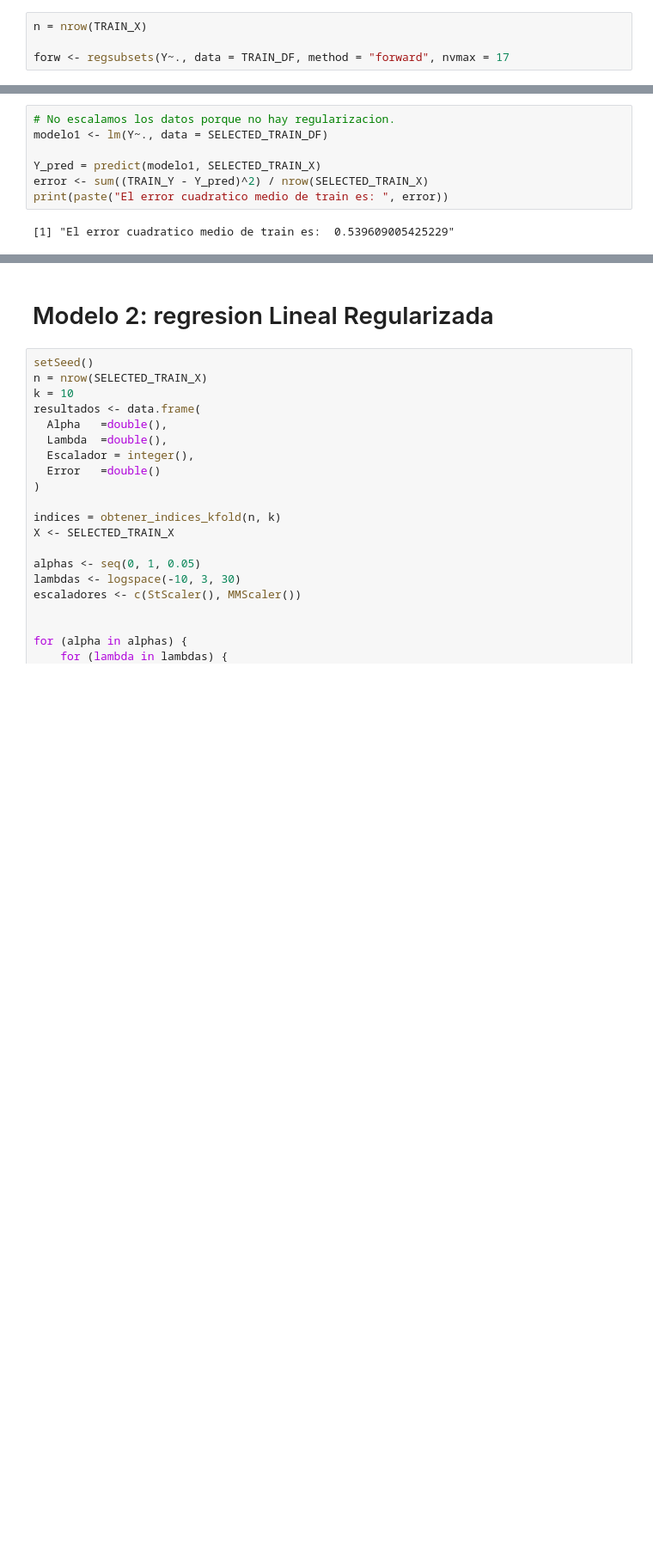
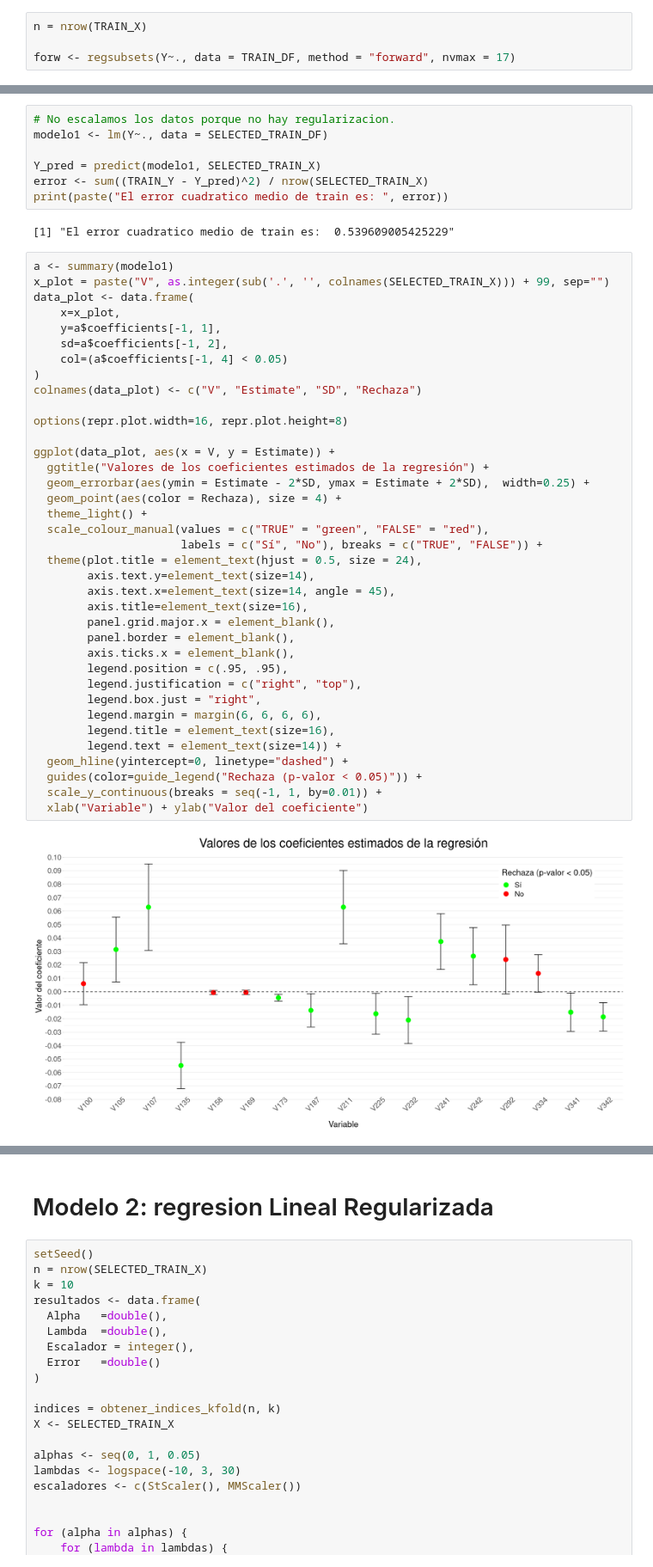
Before and after one commit to Lukas-De-Angelis-Riva/Aprendizaje-estadistico, a Jupyter notebook: trabajo_practico3/src/Forward.ipynb, the cells around one changed output, grey strips where cells are left out. Shown: that part at 86% size. Cells and saved outputs as stored; diff of their text form; blank space fills up the shorter version.

Commit message:
Subo supuestos Forward

```diff
--- a/trabajo_practico3/src/Forward.ipynb
+++ b/trabajo_practico3/src/Forward.ipynb
@@ -192,7 +218,7 @@ Nos quedamos entonces con 17, pues es el valor con menor ECM por LOOCV
 # %%
 n = nrow(TRAIN_X)
 
-forw <- regsubsets(Y~., data = TRAIN_DF, method = "forward", nvmax = 17
+forw <- regsubsets(Y~., data = TRAIN_DF, method = "forward", nvmax = 17)
 # %% [output]
 Warning message in leaps.setup(x, y, wt = wt, nbest = nbest, nvmax = nvmax, force.in = force.in, :
 “142  linear dependencies found”
@@ -221,3 +247,42 @@ error <- sum((TRAIN_Y - Y_pred)^2) / nrow(SELECTED_TRAIN_X)
 print(paste("El error cuadratico medio de train es: ", error))
 # %% [output]
 [1] "El error cuadratico medio de train es:  0.539609005425229"
+# %%
+a <- summary(modelo1)
+x_plot = paste("V", as.integer(sub('.', '', colnames(SELECTED_TRAIN_X))) + 99, sep="")
+data_plot <- data.frame(
+    x=x_plot,
+    y=a$coefficients[-1, 1],
+    sd=a$coefficients[-1, 2],
+    col=(a$coefficients[-1, 4] < 0.05)
+)
+colnames(data_plot) <- c("V", "Estimate", "SD", "Rechaza")
+
+options(repr.plot.width=16, repr.plot.height=8)
+
+ggplot(data_plot, aes(x = V, y = Estimate)) +
+  ggtitle("Valores de los coeficientes estimados de la regresión") +
+  geom_errorbar(aes(ymin = Estimate - 2*SD, ymax = Estimate + 2*SD),  width=0.25) +
+  geom_point(aes(color = Rechaza), size = 4) +
+  theme_light() +
+  scale_colour_manual(values = c("TRUE" = "green", "FALSE" = "red"),
+                      labels = c("Sí", "No"), breaks = c("TRUE", "FALSE")) +
+  theme(plot.title = element_text(hjust = 0.5, size = 24),
+        axis.text.y=element_text(size=14),
+        axis.text.x=element_text(size=14, angle = 45),
+        axis.title=element_text(size=16),
+        panel.grid.major.x = element_blank(),
+        panel.border = element_blank(),
+        axis.ticks.x = element_blank(),
+        legend.position = c(.95, .95),
+        legend.justification = c("right", "top"),
+        legend.box.just = "right",
+        legend.margin = margin(6, 6, 6, 6),
+        legend.title = element_text(size=16),
+        legend.text = element_text(size=14)) +
+  geom_hline(yintercept=0, linetype="dashed") +
+  guides(color=guide_legend("Rechaza (p-valor < 0.05)")) +
+  scale_y_continuous(breaks = seq(-1, 1, by=0.01)) +
+  xlab("Variable") + ylab("Valor del coeficiente")
+# %% [output]
+[figure, added]
```
Also changed, not shown: parts of 32 cells of this notebook, 3 other files.
